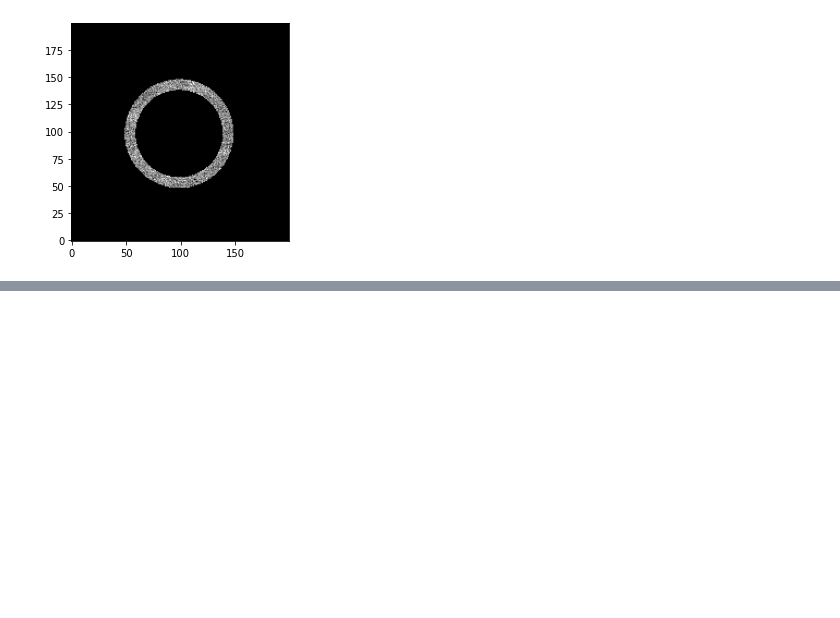
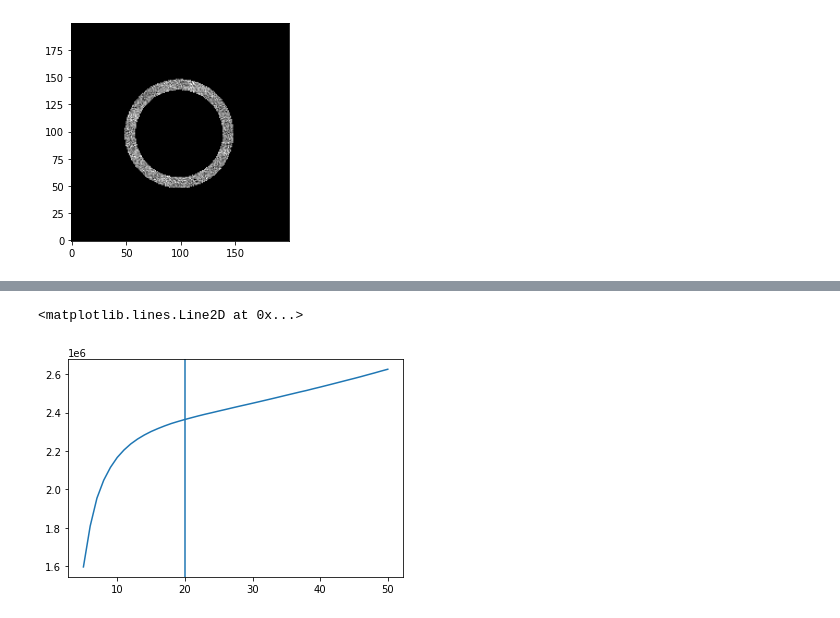
Before and after one commit to Jayshil/Data_Analysis, a Jupyter notebook: Transits/p1.ipynb, the cells around one changed output, grey strips where cells are left out. Cells and saved outputs as stored; diff of their text form; code cells hidden in the pictures; blank space fills up the shorter version.

```diff
--- a/Transits/p1.ipynb
+++ b/Transits/p1.ipynb
@@ -78,7 +80,7 @@ def sky(image, cenx, ceny, skyrado, skyradi):
             if dist>=skyradi and dist<=skyrado:
                 mask7[i][j] = 1
     sky4 = mask7*image
-    sky_flx = np.sum(sky4)/np.sum(mask7)
+    sky_flx = np.average(sky4)/np.sum(mask7)
     return sky_flx
 
 def aperture_fl(image, cenx, ceny, rad, skyflux):
@@ -93,0 +146,16 @@ def aperture_fl(image, cenx, ceny, rad, skyflux):
+# %%
+rads = np.arange(5,51,1)
+
+skyflx = sky(image=subimage, cenx=cx_n, ceny=cy_n, skyrado=80, skyradi=70)
+
+apr_rad = np.zeros(len(rads))
+
+for i in range(len(rads)):
+    apr_fl = aperture_fl(image=subimage, cenx=cx_n, ceny=cy_n, rad=rads[i], skyflux=skyflx)
+    apr_rad[i] = apr_fl
+
+plt.plot(rads, apr_rad)
+plt.axvline(x=20)
+# %% [output]
+<matplotlib.lines.Line2D at 0x...>
+[figure, added]
```
Also changed, not shown: parts of 12 cells of this notebook, 1 other file.
